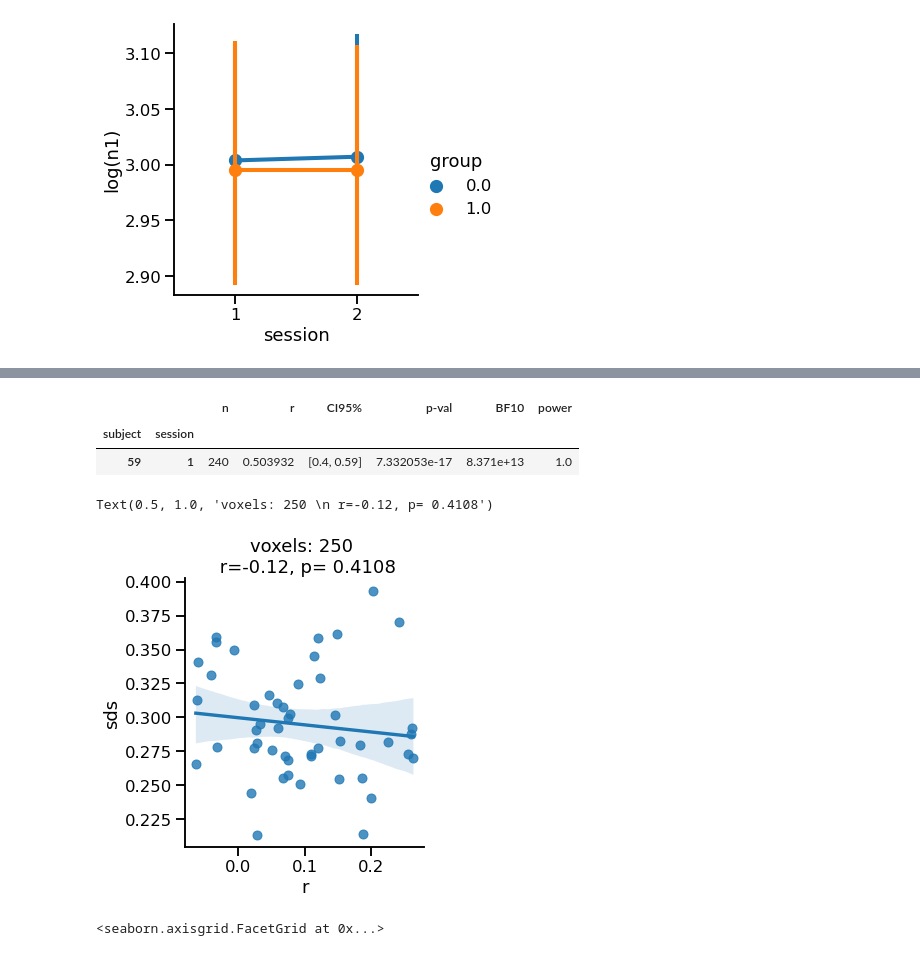
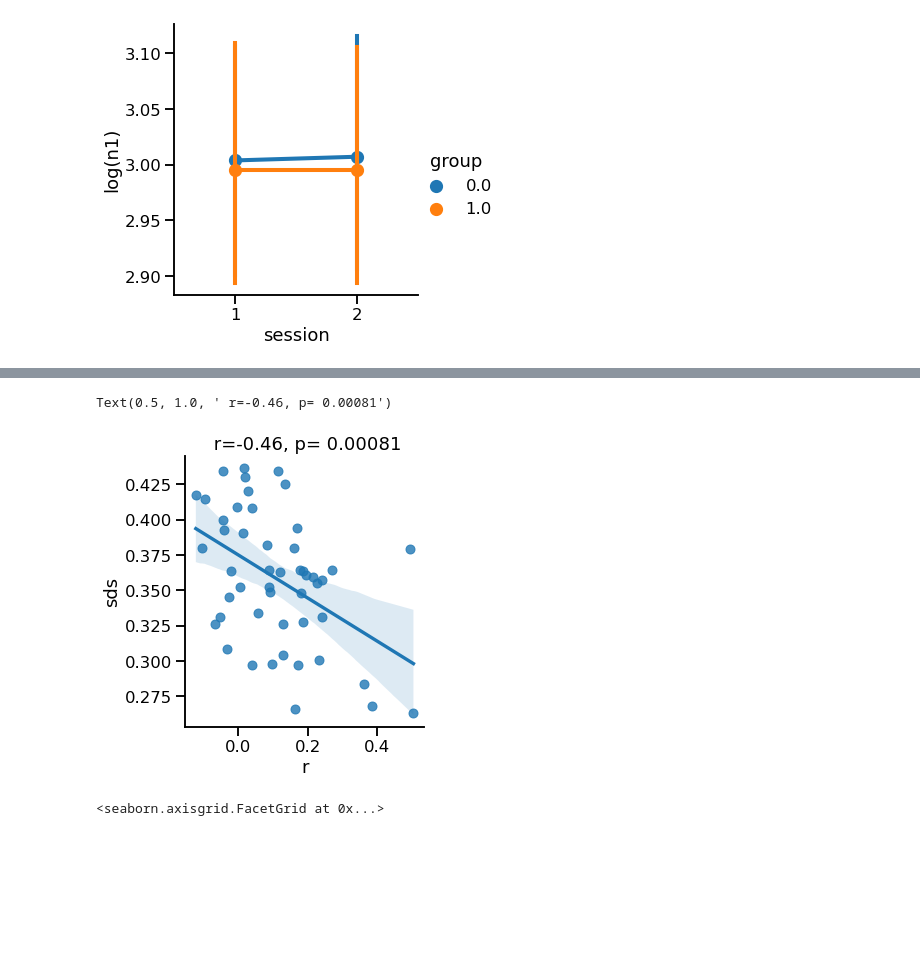
Before and after one commit to Gilles86/stress_risk, a Jupyter notebook: stress_risk/analyse_results/decode_ana_01.ipynb, the cells around one changed output, grey strips where cells are left out. Saved outputs shown, nothing was run; the diff lists cells and outputs as text; code cells hidden in the pictures; blank space fills up the shorter version.

Commit message:
plots for figures scripts - old scripts - cleanup

```diff
--- a/stress_risk/analyse_results/decode_ana.ipynb
+++ b/stress_risk/analyse_results/decode_ana_01.ipynb
@@ -52,0 +55,9 @@ temp
+# %%
+# load within_ses_decodedE (of the 'select' voxel-method)
+temp = pd.read_csv('/Users/mrenke/data/ds-stressrisk/interim_sum_data/within_ses_decodedE.csv')
+temp = temp.set_index(['subject']).join(group_mapping).set_index(['session','group','trial_nr'],append=True)
+temp = temp.join(df['log(n1)'])
+temp = temp.reset_index('group')
+temp['group'] = np.where(temp['group'] == 0, 'control', 'stress')
+temp = temp.set_index('group',append=True)
+temp.head()
@@ -52,0 +72,16 @@ temp
+# %%
+# r & sds - decodability
+
+r = temp.groupby(['subject', 'group', 'session']).apply(lambda d: pingouin.corr(d['E'], d['log(n1)']))
+r = r.reset_index(3,drop=True) # get rid of None-index with pearson entry
+
+sds = temp.groupby(['subject', 'group', 'session']).apply(lambda d: np.mean(d['sd'])).to_frame(name='sds')
+
+df_comb = sds.join(r['r'])
+#df_comb.to_csv('/Users/mrenke/data/ds-stressrisk/interim_sum_data/within-ses-decod_r-sds.csv')
+# %%
+sns.set_context('talk')
+sns.catplot(data=r.reset_index(), x='session', hue='group', y='r',kind='point',errorbar = 'se')
+#plt.title(f'voxels: {n_voxels}')
+
+pingouin.mixed_anova(data=r.reset_index(),dv='r', between='group', within='session', subject='subject')
@@ -98,26 +123,15 @@ pingouin.mixed_anova(data=r.reset_index(),dv='r', between='group', within='sessi
-# %%
-r.loc[r['r']== r['r'].max()]
-# %% [output]
-|  |  | n | r | CI95% | p-val | BF10 | power |
-| subject | session |  |  |  |  |  |  |
-| 59 | 1 | 240 | 0.503932 | [0.4, 0.59] | 7.332053e-17 | 8.371e+13 | 1.0 |
 # %%
 # correlation of SDS(E) and r(corr true log-n with E)
-n_voxels =  250 #'select', 100
-temp_ = temp.xs(n_voxels, axis=0, level=4) # mutlindex in rows(=0) with level (=4 = n_voxels) that match '100'
 
-r = temp_.groupby(['subject']).apply(lambda d: pingouin.corr(d['E'], d['log(n1)']))
-r = r.droplevel(axis=0, level=1)
-sds = temp_.groupby(['subject']).apply(lambda d: np.mean(d['sd'])).to_frame(name='sds')
-
-t = sds.join(r['r'])
+t = df_comb
+t = t.xs(1,0,'session')
 sns.lmplot(x='r',y='sds', data=t, )
 cor = pingouin.corr(t['r'], t['sds'])
 r_ = np.round(cor['r'][0], 2)
 p = np.round(cor['p-val'][0], 5)
-plt.title(f'voxels: {n_voxels} \n r={r_}, p= {p}')
+plt.title(f' r={r_}, p= {p}') # voxels: {n_voxels} \n
 # %% [output]
-Text(0.5, 1.0, 'voxels: 250 \n r=-0.12, p= 0.4108')
+Text(0.5, 1.0, ' r=-0.46, p= 0.00081')
-[figure, old version]
+[figure, new version]
 # %%
 # comparison between different voxel-selections
```
Also changed, not shown: parts of 12 cells of this notebook, 5 other files.
